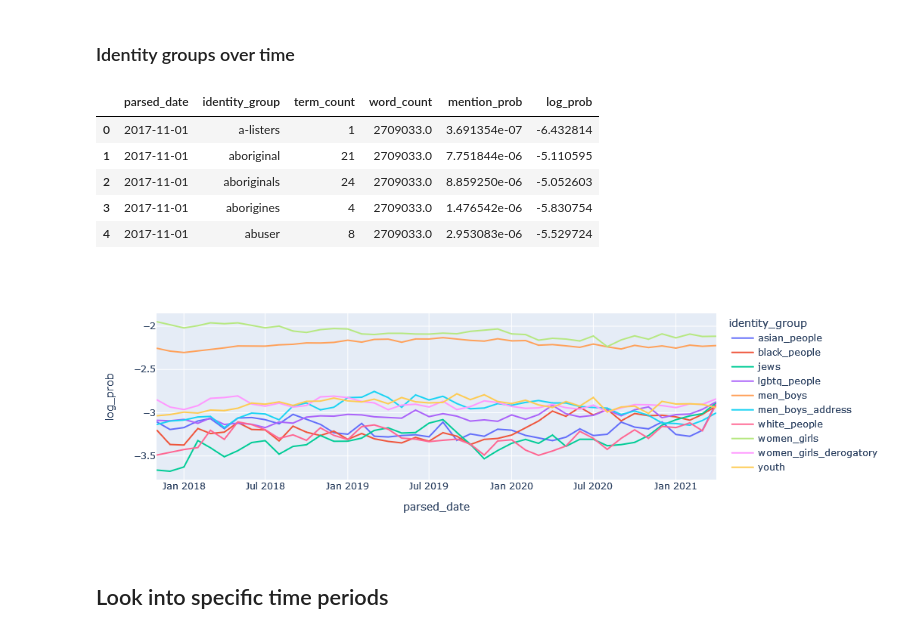
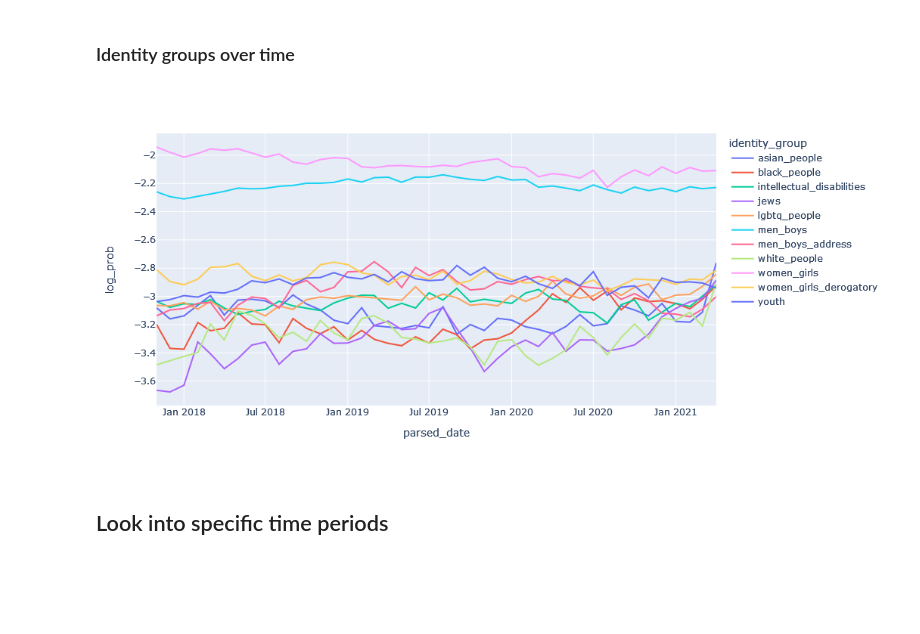
Before and after one commit to michaelmilleryoder/incels_identities, a Jupyter notebook: jupyter/match_identities.ipynb, the cells around one changed output. Saved outputs shown, nothing was run; the diff lists cells and outputs as text; code cells hidden in the pictures; blank space fills up the shorter version.

```diff
--- a/jupyter/match_identities.ipynb
+++ b/jupyter/match_identities.ipynb
@@ -585,45 +673,38 @@ re.search(r'\b{}\b'.format(re.escape('black man')), 'black man walking').group()
 'black man'
 # %% [markdown]
 ### Identity groups over time
-# %%
-# post_counts = data.groupby(pd.Grouper(key='parsed_date', freq='MS'))['content'].count()
-data['word_count'] = data.content.str.split().str.len()
-
-word_counts = data.groupby(pd.Grouper(key='parsed_date', freq='MS'))['word_count'].sum()
-word_counts
-
-# exploded = data.explode('netmapper_identity_matches').dropna(subset='netmapper_identity_matches')
-# counts_overtime = exploded.groupby([pd.Grouper(key='parsed_date', freq='MS'), 'netmapper_identity_matches']).size().to_frame(name='count').reset_index(names=['parsed_date', 'identity_term'])
-counts_overtime = exploded.groupby([pd.Grouper(key='parsed_date', freq='MS'), 'identity_group']).size().to_frame(name='term_count').reset_index(names=['parsed_date', 'identity_group'])
-counts_overtime
-
-counts_overtime = counts_overtime.join(word_counts, on='parsed_date').rename(columns={'content': 'word_count'})
-counts_overtime
-
-import numpy as np
-
-counts_overtime['mention_prob'] = counts_overtime['term_count'] / counts_overtime.word_count
-counts_overtime['log_prob'] = counts_overtime['mention_prob'].map(np.log10)
-counts_overtime.head()
-# %% [output]
-|  | parsed_date | identity_group | term_count | word_count | mention_prob | log_prob |
-| 0 | 2017-11-01 | a-listers | 1 | 2709033.0 | 3.691354e-07 | -6.432814 |
-| 1 | 2017-11-01 | aboriginal | 21 | 2709033.0 | 7.751844e-06 | -5.110595 |
-| 2 | 2017-11-01 | aboriginals | 24 | 2709033.0 | 8.859250e-06 | -5.052603 |
-| 3 | 2017-11-01 | aborigines | 4 | 2709033.0 | 1.476542e-06 | -5.830754 |
-| 4 | 2017-11-01 | abuser | 8 | 2709033.0 | 2.953083e-06 | -5.529724 |
-# %%
-# Plot
-import plotly.express as px
-
-# Select only most popular identity groups
-filtered = counts_overtime[counts_overtime.identity_group.isin(gp_freq.identity_group.head(10))]
-
-# px.line(filtered, x='parsed_date', y='count', color='identity_term')
-px.line(filtered, x='parsed_date', y='log_prob', color='identity_group')
-# px.line(filtered, x='parsed_date', y='mention_prob', color='identity_group', log_y=True)
-# %% [output]
-[figure, removed]
+# %%
+# post_counts = data.groupby(pd.Grouper(key='parsed_date', freq='MS'))['content'].count()
+data['word_count'] = data.content.str.split().str.len()
+
+word_counts = data.groupby(pd.Grouper(key='parsed_date', freq='MS'))['word_count'].sum()
+word_counts
+
+# exploded = data.explode('netmapper_identity_matches').dropna(subset='netmapper_identity_matches')
+# counts_overtime = exploded.groupby([pd.Grouper(key='parsed_date', freq='MS'), 'netmapper_identity_matches']).size().to_frame(name='count').reset_index(names=['parsed_date', 'identity_term'])
+counts_overtime = exploded.groupby([pd.Grouper(key='parsed_date', freq='MS'), 'identity_group']).size().to_frame(name='term_count').reset_index(names=['parsed_date', 'identity_group'])
+counts_overtime
+
+counts_overtime = counts_overtime.join(word_counts, on='parsed_date').rename(columns={'content': 'word_count'})
+counts_overtime
+
+import numpy as np
+
+counts_overtime['mention_prob'] = counts_overtime['term_count'] / counts_overtime.word_count
+counts_overtime['log_prob'] = counts_overtime['mention_prob'].map(np.log10)
+counts_overtime.head()
+
+# Plot
+import plotly.express as px
+
+# Select only most popular identity groups
+filtered = counts_overtime[counts_overtime.identity_group.isin(gp_freq.identity_group.head(11))]
+
+# px.line(filtered, x='parsed_date', y='count', color='identity_term')
+px.line(filtered, x='parsed_date', y='log_prob', color='identity_group', height=500)
+# px.line(filtered, x='parsed_date', y='mention_prob', color='identity_group', log_y=True)
+# %% [output]
+[figure, added]
 # %% [markdown]
 ## Look into specific time periods
 # %%
```
Also changed, not shown: parts of 11 cells of this notebook, 4 other files.
